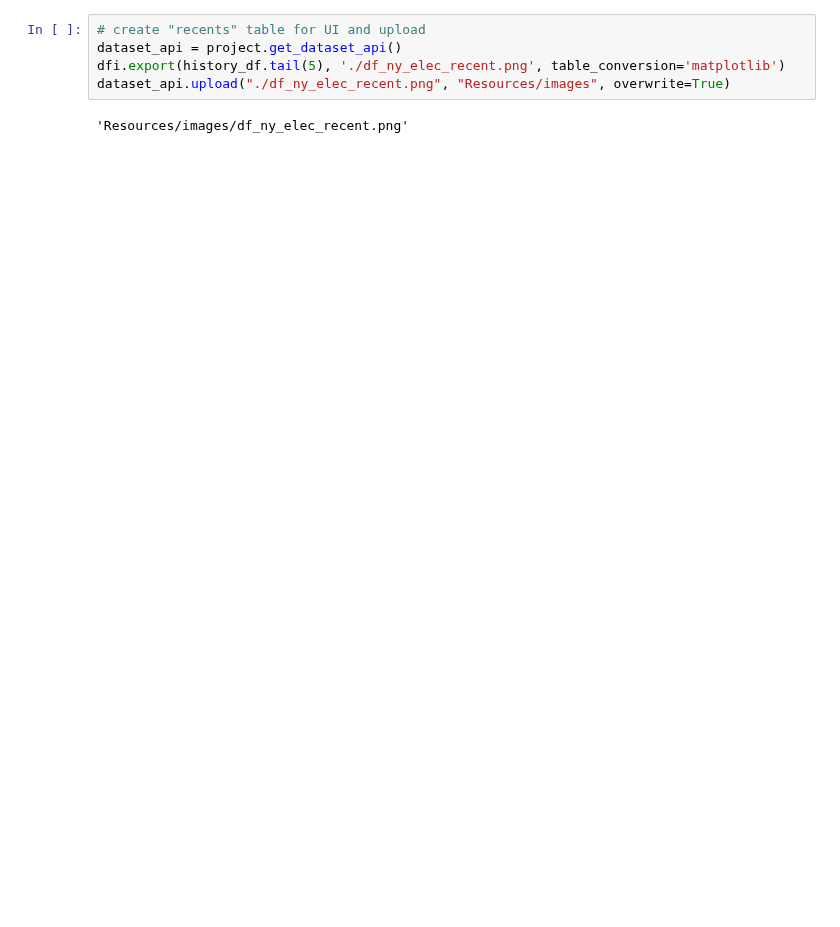
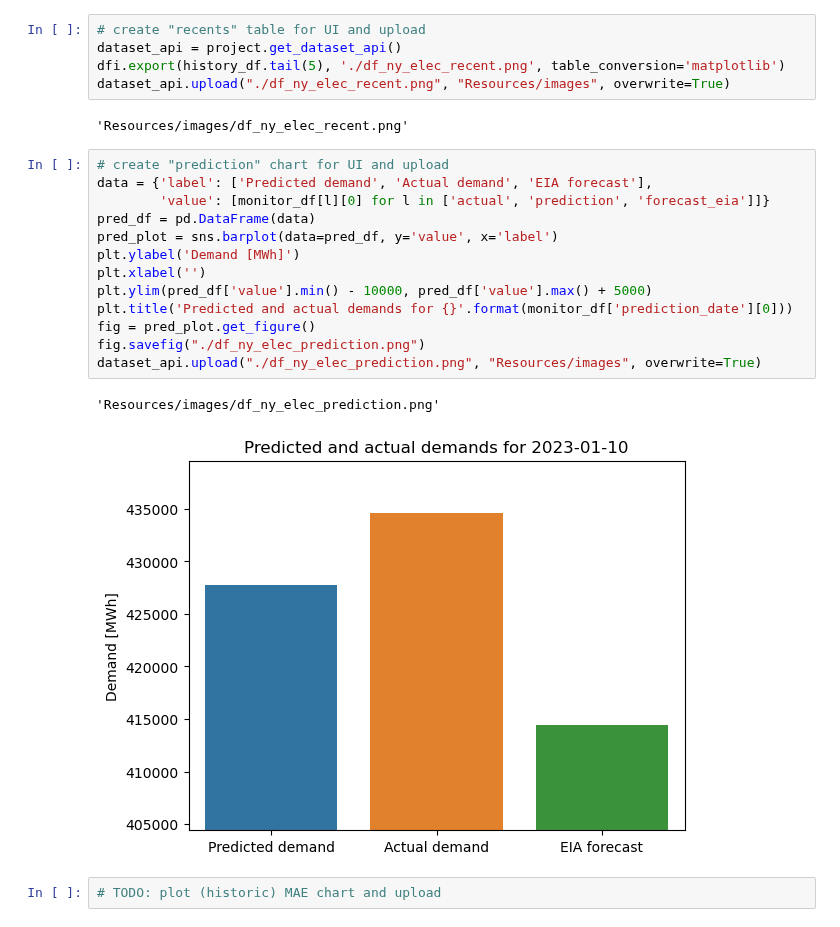
Before and after one commit to aykhazanchi/id2223-scalable-ml, a Jupyter notebook: proj/batch-daily.ipynb, the cells around one changed output. Cells and saved outputs as stored; diff of their text form; blank space fills up the shorter version.

Commit message:
Update monitoring UI and batch notebook

```diff
--- a/proj/batch-daily.ipynb
+++ b/proj/batch-daily.ipynb
@@ -174,3 +178,21 @@ dfi.export(history_df.tail(5), './df_ny_elec_recent.png', table_conversion='matp
 dataset_api.upload("./df_ny_elec_recent.png", "Resources/images", overwrite=True)
 # %% [output]
 'Resources/images/df_ny_elec_recent.png'
+# %%
+# create "prediction" chart for UI and upload
+data = {'label': ['Predicted demand', 'Actual demand', 'EIA forecast'],
+        'value': [monitor_df[l][0] for l in ['actual', 'prediction', 'forecast_eia']]}
+pred_df = pd.DataFrame(data)
+pred_plot = sns.barplot(data=pred_df, y='value', x='label')
+plt.ylabel('Demand [MWh]')
+plt.xlabel('')
+plt.ylim(pred_df['value'].min() - 10000, pred_df['value'].max() + 5000)
+plt.title('Predicted and actual demands for {}'.format(monitor_df['prediction_date'][0]))
+fig = pred_plot.get_figure()
+fig.savefig("./df_ny_elec_prediction.png")
+dataset_api.upload("./df_ny_elec_prediction.png", "Resources/images", overwrite=True)
+# %% [output]
+'Resources/images/df_ny_elec_prediction.png'
+[figure, added]
+# %%
+# TODO: plot (historic) MAE chart and upload
```
Also changed, not shown: parts of 11 cells of this notebook, 3 other files.
